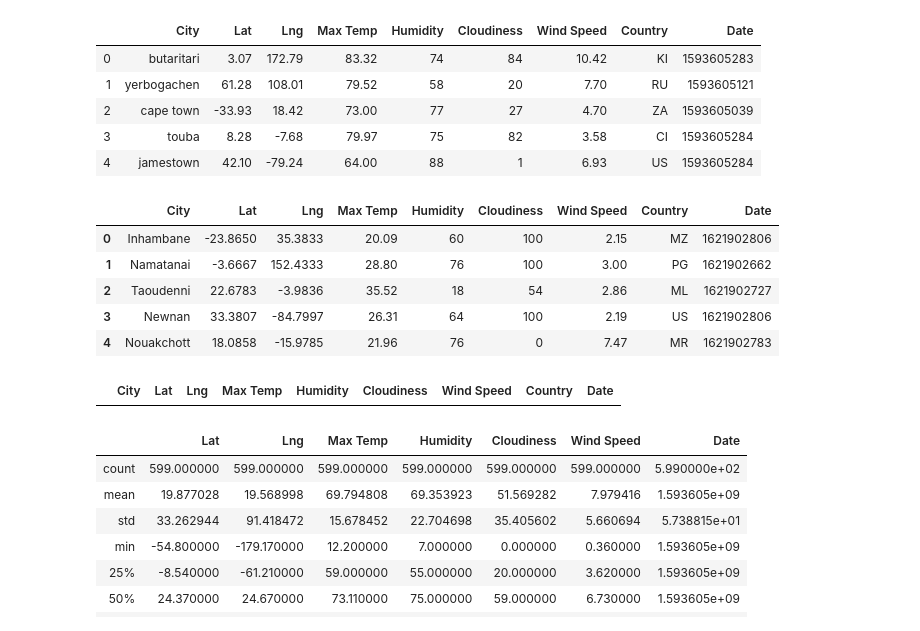
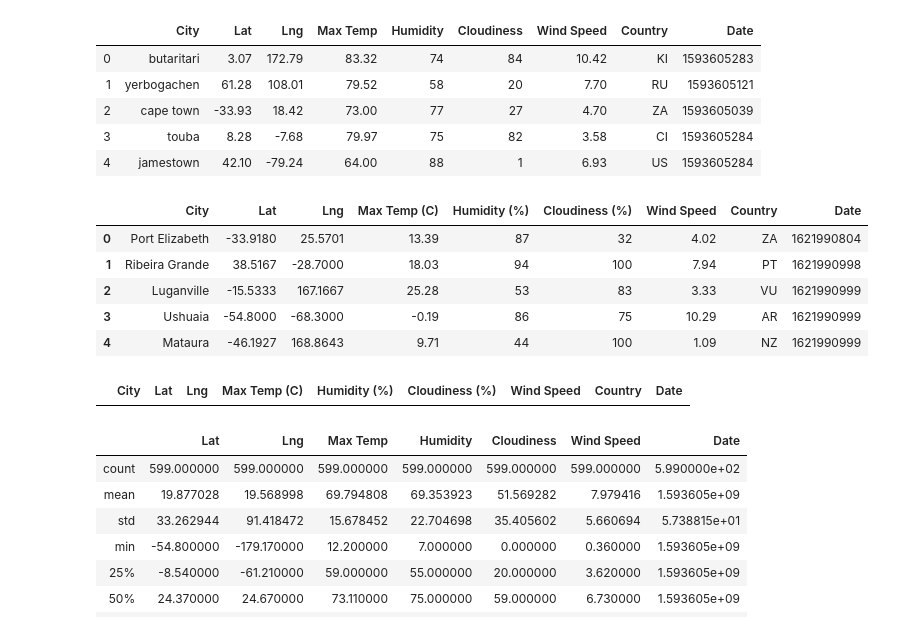
Before and after one commit to Karla-Flores/Python-API, a Jupyter notebook: starter_code/WheaterPy/WeatherPy.ipynb, the cells around one changed output. Drawn from its saved outputs; the diff is of its cells as text; code cells hidden in the pictures.

```diff
--- a/starter_code/WheaterPy/WeatherPy.ipynb
+++ b/starter_code/WheaterPy/WeatherPy.ipynb
@@ -39,8 +39,8 @@ lat_lng = []
 c_list = []
 
 # Random set of Latitude and Longitude / size number must be modify according to confirmed cities
-lat = np.random.uniform(lat_r[0], lat_r[1], size = 1350)
-lng = np.random.uniform(lng_r[0], lng_r[1], size = 1350)
+lat = np.random.uniform(lat_r[0], lat_r[1], size = 1400)
+lng = np.random.uniform(lng_r[0], lng_r[1], size = 1400)
 lat_lng = zip(lat,lng)
 
 # Using Citipy for looking the nearest city using lat_lng
@@ -190,29 +183,27 @@ t_city
 # %%
 c_df =pd.DataFrame({'City': city,
                     'Lat': lt,
                     'Lng':lg,
-                    'Max Temp':m_temp,
-                    'Humidity':humidity,
-                    'Cloudiness':cloudiness,
+                    'Max Temp (C)':m_temp,
+                    'Humidity (%)':humidity,
+                    'Cloudiness (%)':cloudiness,
                     'Wind Speed':w_speed,
                     'Country':country,
                     'Date':date})
 c_df.head()
 # %% [output]
-|  | City | Lat | Lng | Max Temp | Humidity | Cloudiness | Wind Speed | Country | Date |
-| 0 | Inhambane | -23.8650 | 35.3833 | 20.09 | 60 | 100 | 2.15 | MZ | 1621902806 |
-| 1 | Namatanai | -3.6667 | 152.4333 | 28.80 | 76 | 100 | 3.00 | PG | 1621902662 |
-| 2 | Taoudenni | 22.6783 | -3.9836 | 35.52 | 18 | 54 | 2.86 | ML | 1621902727 |
-| 3 | Newnan | 33.3807 | -84.7997 | 26.31 | 64 | 100 | 2.19 | US | 1621902806 |
-| 4 | Nouakchott | 18.0858 | -15.9785 | 21.96 | 76 | 0 | 7.47 | MR | 1621902783 |
+|  | City | Lat | Lng | Max Temp (C) | Humidity (%) | Cloudiness (%) | Wind Speed | Country | Date |
+| 0 | Port Elizabeth | -33.9180 | 25.5701 | 13.39 | 87 | 32 | 4.02 | ZA | 1621990804 |
+| 1 | Ribeira Grande | 38.5167 | -28.7000 | 18.03 | 94 | 100 | 7.94 | PT | 1621990998 |
+| 2 | Luganville | -15.5333 | 167.1667 | 25.28 | 53 | 83 | 3.33 | VU | 1621990999 |
+| 3 | Ushuaia | -54.8000 | -68.3000 | -0.19 | 86 | 75 | 10.29 | AR | 1621990999 |
+| 4 | Mataura | -46.1927 | 168.8643 | 9.71 | 44 | 100 | 1.09 | NZ | 1621990999 |
 # %%
 # Finding duplicates
 duplicates = c_df.loc[c_df.duplicated(subset=['City','Lat'], keep=False),c_df.columns]
 duplicates
-
-# There are not duplicated cities
 # %% [output]
-|  | City | Lat | Lng | Max Temp | Humidity | Cloudiness | Wind Speed | Country | Date |
+|  | City | Lat | Lng | Max Temp (C) | Humidity (%) | Cloudiness (%) | Wind Speed | Country | Date |
 # %%
 # Output
 c_df.to_csv('Output_Data/City_Data.csv', index=False, header=True)
```
Also changed, not shown: parts of 10 cells of this notebook, 3 other files.
